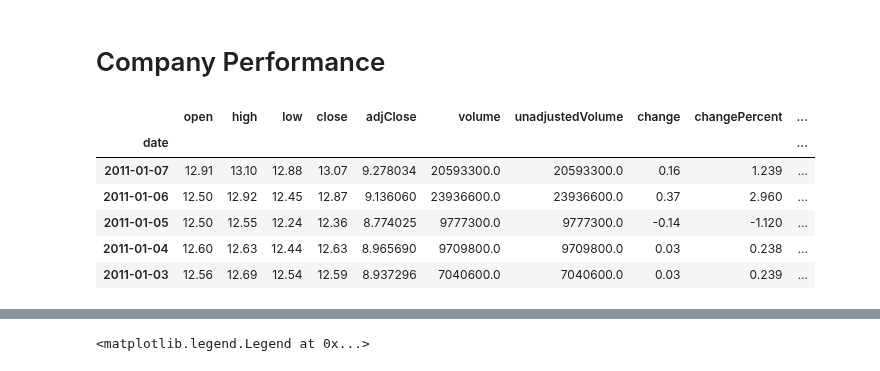
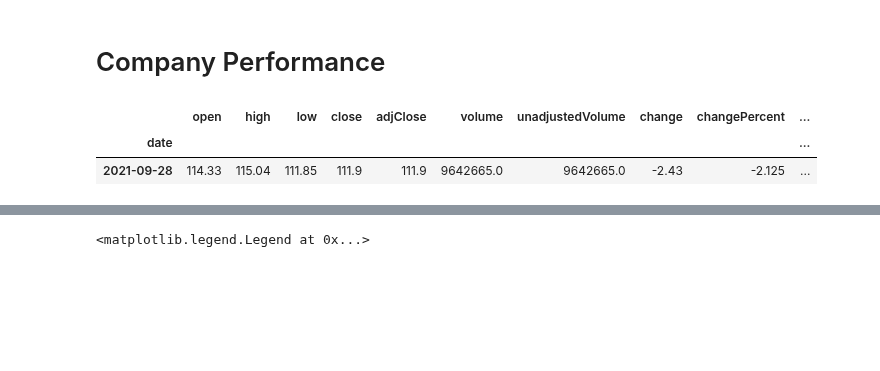
Before and after one commit to dbogatic/value_investing, a Jupyter notebook: company_overview.ipynb, the cells around one changed output, grey strips where cells are left out. Drawn from its saved outputs; the diff is of its cells as text; code cells hidden in the pictures; blank space fills up the shorter version.

```diff
--- a/company_overview.ipynb
+++ b/company_overview.ipynb
@@ -66,22 +66,18 @@ end = '2021-09-28'
 # %%
 url = f'https://financialmodelingprep.com/api/v3/historical-price-full/{company}?apikey={FMP_API_KEY}&from={start}&to={end}'
 historical = requests.get(url).json()
 historical = pd.DataFrame.from_dict(historical, orient='index')
 historical = historical[0][1]
 historical = pd.DataFrame(historical)
 historical['date'] = pd.to_datetime(historical['date'])
 historical = historical.set_index('date')
 historical['symbol'] = company
 historical['daily_ret'] = historical['adjClose'].pct_change().dropna()
-historical.tail()
+historical[:1]
 # %% [output]
 |  | open | high | low | close | adjClose | volume | unadjustedVolume | change | changePercent | ... |
 | date |  |  |  |  |  |  |  |  |  | ... |
-| 2011-01-07 | 12.91 | 13.10 | 12.88 | 13.07 | 9.278034 | 20593300.0 | 20593300.0 | 0.16 | 1.239 | ... |
-| 2011-01-06 | 12.50 | 12.92 | 12.45 | 12.87 | 9.136060 | 23936600.0 | 23936600.0 | 0.37 | 2.960 | ... |
-| 2011-01-05 | 12.50 | 12.55 | 12.24 | 12.36 | 8.774025 | 9777300.0 | 9777300.0 | -0.14 | -1.120 | ... |
-| 2011-01-04 | 12.60 | 12.63 | 12.44 | 12.63 | 8.965690 | 9709800.0 | 9709800.0 | 0.03 | 0.238 | ... |
-| 2011-01-03 | 12.56 | 12.69 | 12.54 | 12.59 | 8.937296 | 7040600.0 | 7040600.0 | 0.03 | 0.239 | ... |
+| 2021-09-28 | 114.33 | 115.04 | 111.85 | 111.9 | 111.9 | 9642665.0 | 9642665.0 | -2.43 | -2.125 | ... |
 # %%
 url = f'https://financialmodelingprep.com/api/v3/historical-price-full/{index}?apikey={FMP_API_KEY}&from={start}&to={end}'
 historical_sp = requests.get(url).json()
```
Also changed, not shown: parts of 11 cells of this notebook, 2 other files.
